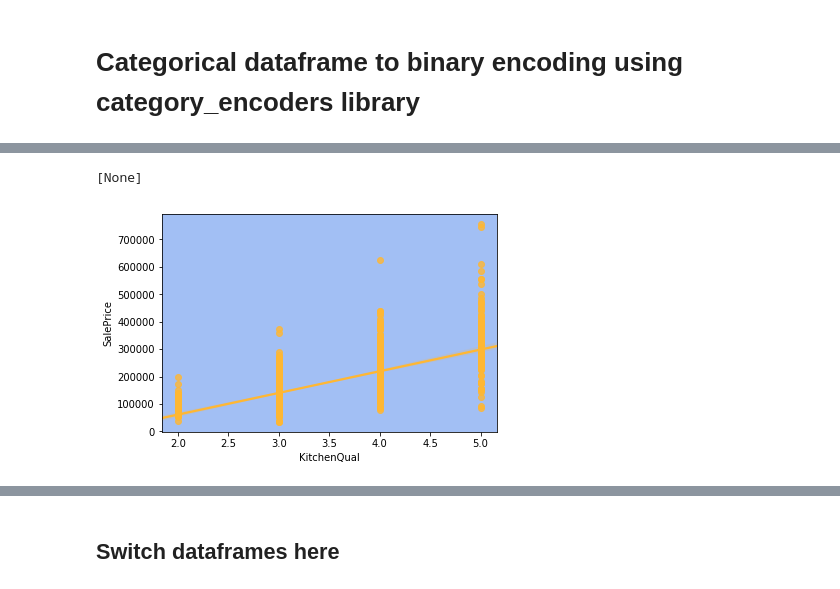
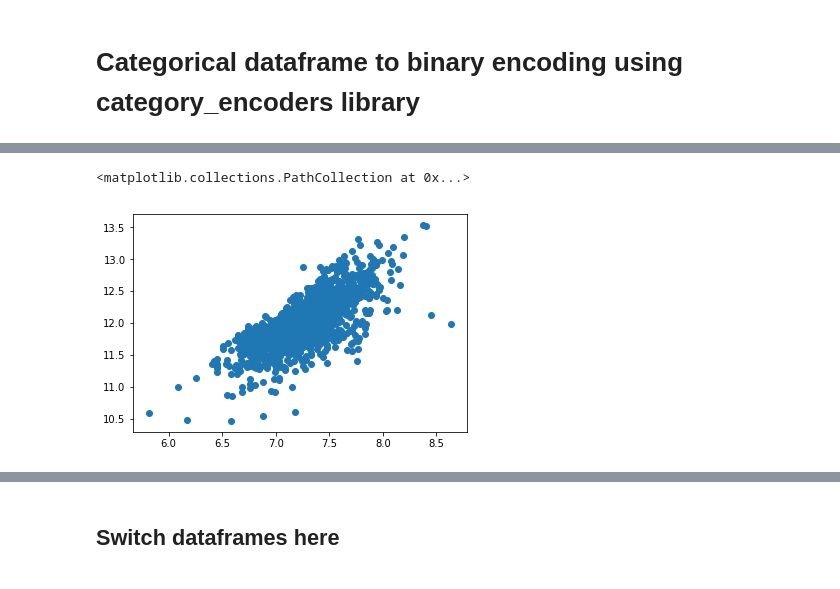
Before and after one commit to deanjgoldman/housing-ml, a Jupyter notebook: nbtools_and_EDA.ipynb, the cells around one changed output, grey strips where cells are left out. Cells and saved outputs as stored; diff of their text form; code cells hidden in the pictures.

```diff
--- a/nbtools_and_EDA.ipynb
+++ b/nbtools_and_EDA.ipynb
@@ -255,7 +262,10 @@ plot_corrgraphs(neg, pos)
 # %%
-# Example plot
-regplot = sns.regplot(x = 'KitchenQual', y = 'SalePrice', data = df, color = '#FFB733')
-regplot.set(axis_bgcolor="#A2BFF4")
+# # Example plot
+# regplot = sns.regplot(x = 'KitchenQual', y = 'SalePrice', data = df, color = '#FFB733')
+# regplot.set(axis_bgcolor="#A2BFF4")
-# %% [output]
-[None]
-[figure, removed]
+# %%
+
+plt.scatter(train_dummies["GrLivArea"], train_dummies["SalePrice"])
+# %% [output]
+<matplotlib.collections.PathCollection at 0x...>
+[figure, added]
```
Also changed, not shown: parts of 48 cells of this notebook.
